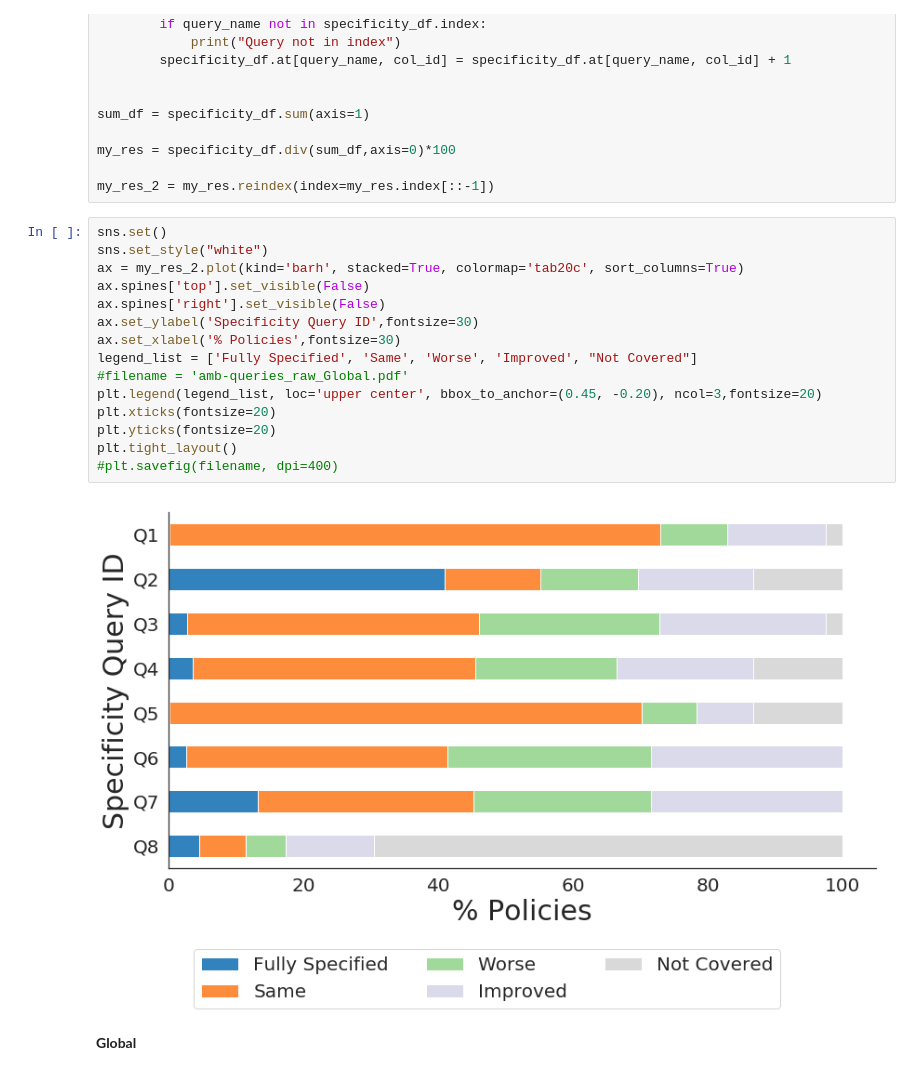
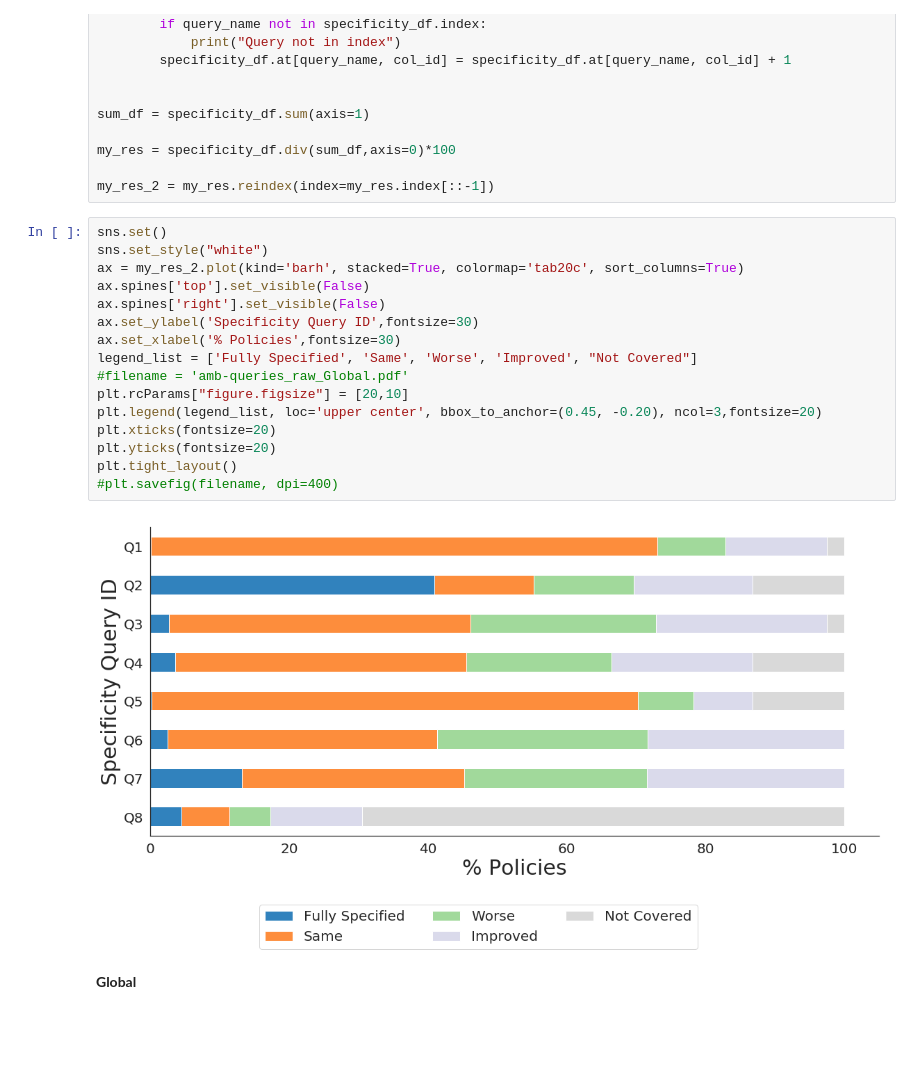
Before and after one commit to wi-pi/GDPR, a Jupyter notebook: GDPR_ANALYSIS_MAIN.ipynb, the cells around one changed output. Drawn from its saved outputs; the diff is of its cells as text; blank space fills up the shorter version.

```diff
--- a/GDPR_ANALYSIS_MAIN.ipynb
+++ b/GDPR_ANALYSIS_MAIN.ipynb
@@ -581,20 +641,21 @@ my_res_2 = my_res.reindex(index=my_res.index[::-1])
 # %%
 sns.set()
 sns.set_style("white")
 ax = my_res_2.plot(kind='barh', stacked=True, colormap='tab20c', sort_columns=True)
 ax.spines['top'].set_visible(False)
 ax.spines['right'].set_visible(False)
 ax.set_ylabel('Specificity Query ID',fontsize=30)
 ax.set_xlabel('% Policies',fontsize=30)
 legend_list = ['Fully Specified', 'Same', 'Worse', 'Improved', "Not Covered"]
 #filename = 'amb-queries_raw_Global.pdf'
+plt.rcParams["figure.figsize"] = [20,10]
 plt.legend(legend_list, loc='upper center', bbox_to_anchor=(0.45, -0.20), ncol=3,fontsize=20)
 plt.xticks(fontsize=20)
 plt.yticks(fontsize=20)
 plt.tight_layout()
 #plt.savefig(filename, dpi=400)
 # %% [output]
-[figure, old version]
+[figure, new version]
 # %% [markdown]
 **Global**
 # %%
```
Also changed, not shown: parts of 13 cells of this notebook.
